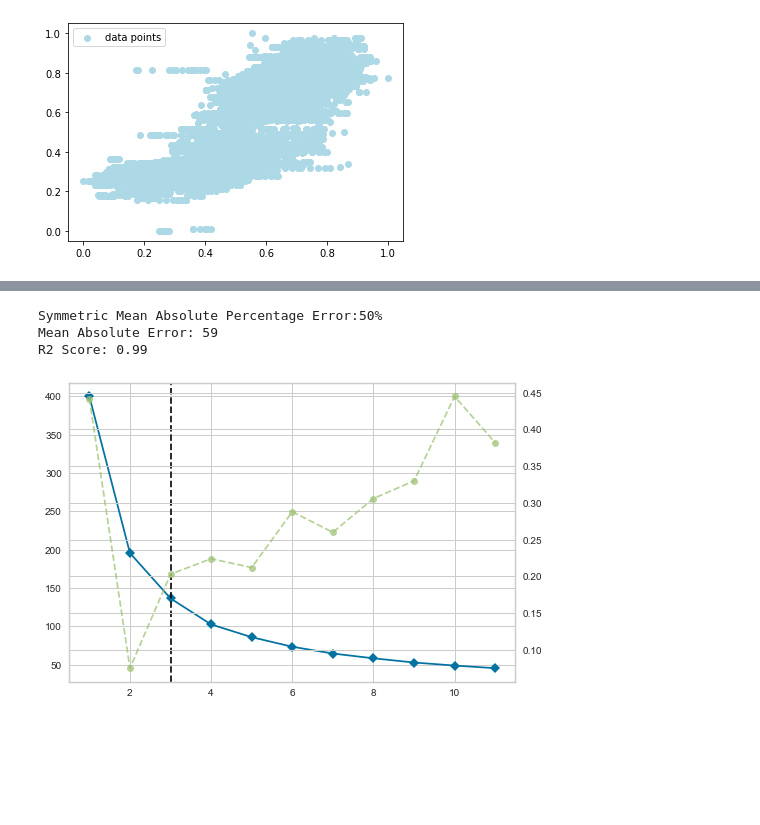
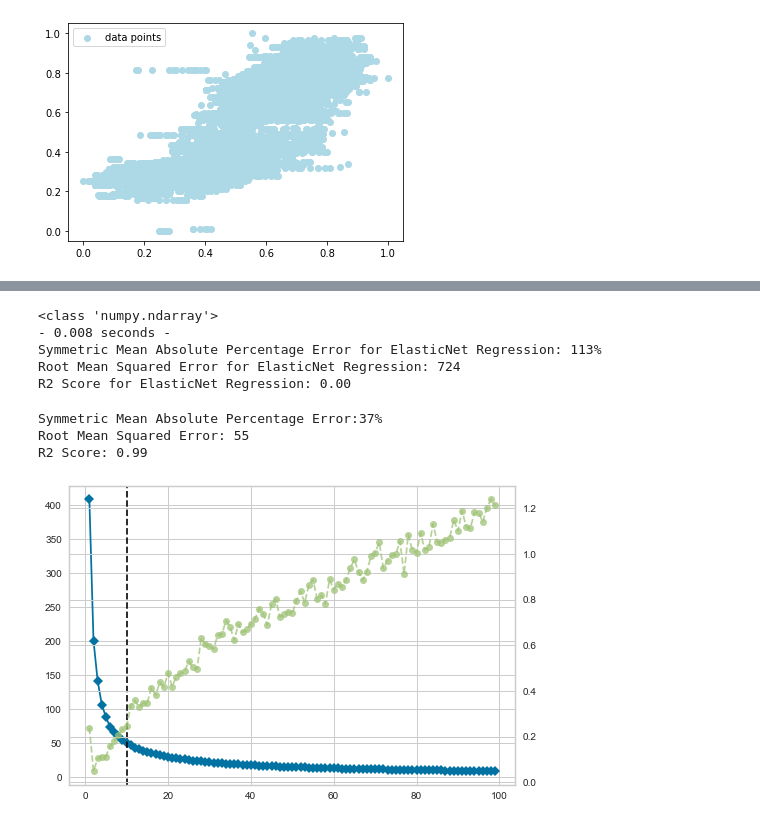
Before and after one commit to darreluchendu/diss_proj, a Jupyter notebook: sci-kit.ipynb, the cells around one changed output, grey strips where cells are left out. Saved outputs shown, nothing was run; the diff lists cells and outputs as text; code cells hidden in the pictures; blank space fills up the shorter version.

```diff
--- a/sci-kit.ipynb
+++ b/sci-kit.ipynb
@@ -240,13 +262,26 @@ R2 Score for Ada Boost Regression: 0.34
+# %%
+from sklearn.linear_model import ElasticNet
+globalModelPrediction( ElasticNet(), "ElasticNet Regression")
+# %% [output]
+<class 'numpy.ndarray'>
+- 0.008 seconds -
+Symmetric Mean Absolute Percentage Error for ElasticNet Regression: 113%
+Root Mean Squared Error for ElasticNet Regression: 724
+R2 Score for ElasticNet Regression: 0.00
 # %%
 from yellowbrick.cluster import KElbowVisualizer
 from sklearn.cluster import KMeans
 import copy
-
-def build_cluster_data(all_data, train_data, train_labels, model):
-    visualizer = KElbowVisualizer(KMeans(), k=(1,12))
+import time
+def build_cluster_data(all_data, train_data, train_labels, model, k=3):
+    visualizer = KElbowVisualizer(KMeans(), k=(1,100))
     visualizer.fit(np.array(all_data))
     k = visualizer.elbow_value_
     cluster_data = {i: {'data': [], 'labels': []} for i in range(k)}
+    data_points ={}
+    data_points['all'] = all_data
+    data_points['td'] = train_data
+    data_points['tl'] = train_labels
     kmeans = KMeans(n_clusters=k).fit(all_data)
     for query, label, cluster_id in zip(train_data, train_labels, kmeans.predict(train_data)):
         cluster_data[cluster_id]['data'].append(query)
@@ -254,14 +289,16 @@ def build_cluster_data(all_data, train_data, train_labels, model):
 
     for cluster in cluster_data.values():
         m = copy.deepcopy(model)
+        start_time = time.time()
         m.fit(cluster['data'], cluster['labels'])
+        fit_time = time.time() - start_time
         cluster["model"] = m
 
-    return cluster_data, kmeans, k
+    return cluster_data, kmeans, data_points, k, fit_time
 # %%
 import sklearn.metrics as metrics
 from numpy import mean
-
+import time
 def validate_data(cluster_data, validation_data, validation_labels, kmeans):
     validation_cluster_data = {i: {'data': [], 'labels': []} for i in range(k)}
     predicted_clusters  = kmeans.predict(validation_data)
@@ -269,25 +306,27 @@ def validate_data(cluster_data, validation_data, validation_labels, kmeans):
         validation_cluster_data[cluster_id]['data'].append(query)
         validation_cluster_data[cluster_id]['labels'].append(label)
 
-    mae_list = []
+    rmse_list = []
     r2_list = []
     smape_list = []
     for cluster_key, cluster in zip (validation_cluster_data.keys(), validation_cluster_data.values()):
         cvd =  validation_cluster_data[cluster_key]['data']
         cvl =  validation_cluster_data[cluster_key]['labels']
         model = cluster_data[cluster_key]['model']
+        start_time = time.time()
         cvp = model.predict(cvd)
 
+        pred_time = time.time() - start_time
         smape_list.append(smape(cvl, cvp))
-        mae_list.append(metrics.mean_absolute_error(cvl, cvp))
+        rmse_list.append( metrics.mean_squared_error(cvl, cvp, squared=False))
         r2_list.append(metrics.r2_score(cvl, cvp))
 
     print("Symmetric Mean Absolute Percentage Error:"  + str(int(mean(smape_list)))+"%")
 
-    print("Mean Absolute Error: " + str(int(mean(mae_list))))
+    print("Root Mean Squared Error: " + str(int(mean(rmse_list))))
 
     print("R2 Score: " + str(round(mean(r2_list), 2)))
-    return validation_cluster_data
+    return validation_cluster_data, int(mean(smape_list)), pred_time
 # %%
 def print_clusters(cluster_data):
     colors = ['red', "blue", 'black', 'green']
@@ -301,12 +340,28 @@ def print_clusters(cluster_data):
     a = [i[0] for i in kmeans.cluster_centers_]
     b = [i[1] for i in kmeans.cluster_centers_]
     ax.scatter(a, b, color="yellow")
+# %%
+import time
+
+model =  GaussianProcessRegressor()
+# for i in range(1,60):
+#     cluster_data, kmeans, k,bh = build_cluster_data(train_data, td, tl, model, k=i)
+#     validation_clusters, num,we = validate_data(cluster_data, vd, vl, kmeans)
+#     print((i, num))
+# model_lst = [ LinearRegression(), svm.SVR(), ElasticNet(), KNeighborsRegressor(),GaussianProcessRegressor(), tree.DecisionTreeRegressor(), AdaBoostRegressor() ]
+# for model in model_lst:
+#     cluster_data, kmeans, k, fit_time = build_cluster_data(train_data, td, tl, model)
+#     validation_clusters, num, pred_time = validate_data(cluster_data, vd, vl, kmeans)
+#     print("- %.3f seconds -" % (fit_time+pred_time))
+cluster_data, kmeans, data_points, k,ngd = build_cluster_data(train_data, td, tl, model)
+validation_clusters, num, fdxsd = validate_data(cluster_data, vd, vl, kmeans)
+# %% [output]
+Symmetric Mean Absolute Percentage Error:37%
+Root Mean Squared Error: 55
+R2 Score: 0.99
+[figure, added]
 # %%
-model =  GaussianProcessRegressor()
-cluster_data, kmeans, k = build_cluster_data(train_data, td, tl, model)
-validation_clusters = validate_data(cluster_data, vd, vl, kmeans)
+def update_clusters(model, new_queries):
+    new_train_data = train_data + new_queries
+    cluster_data, kmeans, k, tyr = build_cluster_data(new_train_data, td, tl, model)
+    return cluster_data, kmeans, k
-# %% [output]
-Symmetric Mean Absolute Percentage Error:50%
-Mean Absolute Error: 59
-R2 Score: 0.99
-[figure, removed]
```
Also changed, not shown: parts of 18 cells of this notebook.
